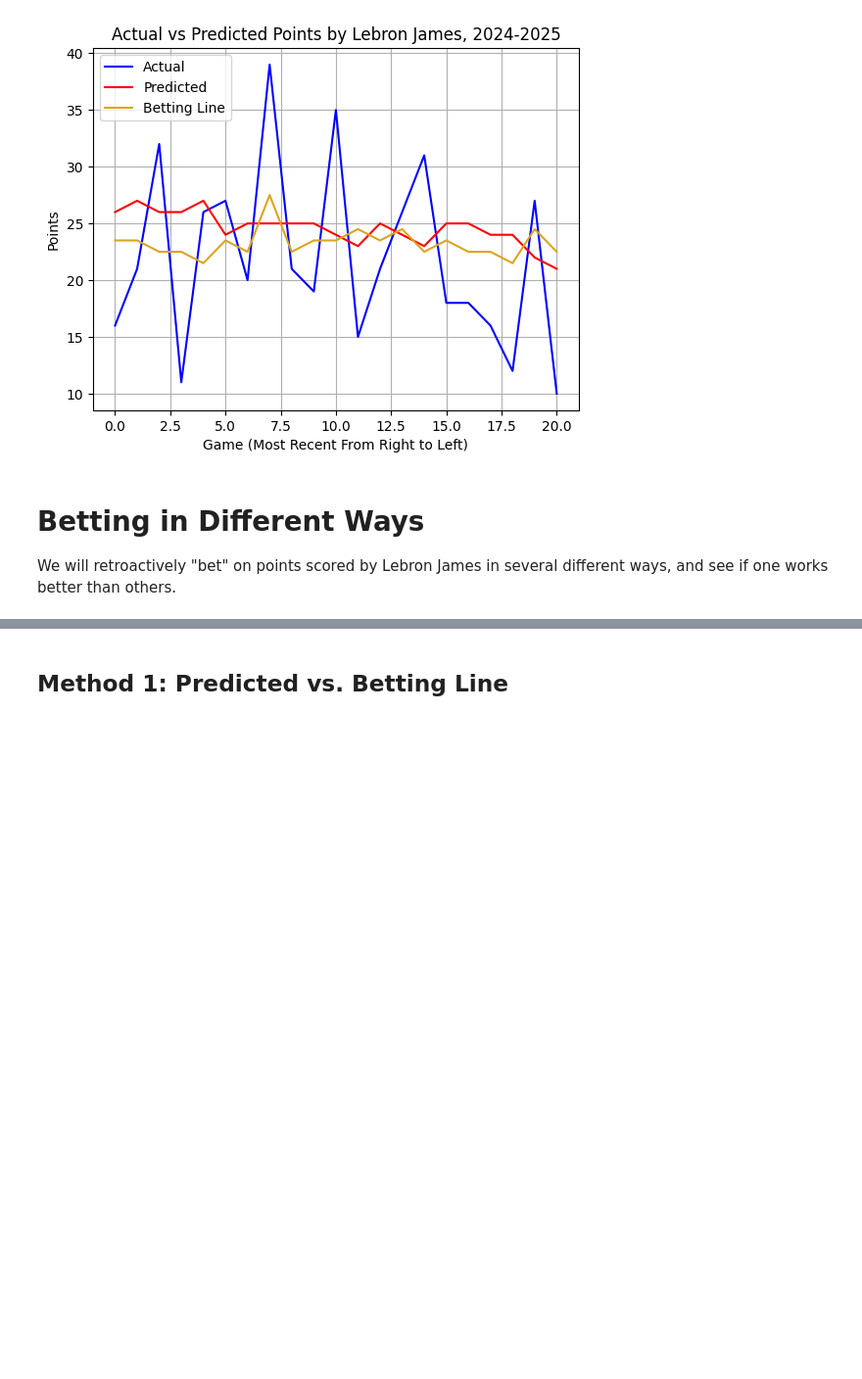
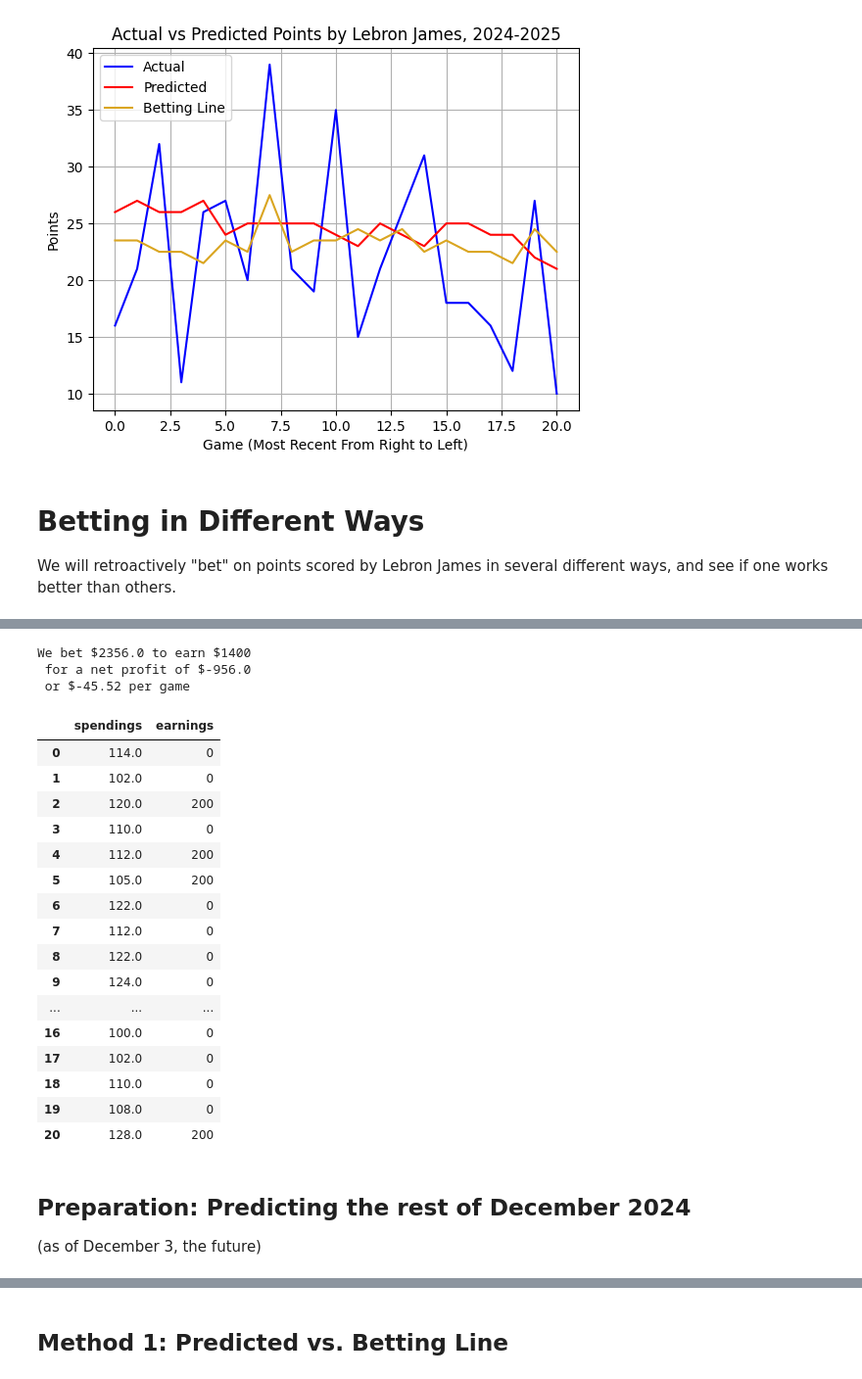
Before and after one commit to jwu04/LSTM-Project, a Jupyter notebook: LSTM.ipynb, the cells around one changed output, grey strips where cells are left out. Shown: that part at 98% size. Drawn from its saved outputs; the diff is of its cells as text; code cells hidden in the pictures; blank space fills up the shorter version.

```diff
--- a/LSTM.ipynb
+++ b/LSTM.ipynb
@@ -442,0 +467,80 @@ We will retroactively "bet" on points scored by Lebron James in several differen
+# %%
+import numpy as np
+
+spendings = []  # Use a list to collect spendings
+earnings = []   # Use a list to collect earnings
+
+for index, row in bettinglinesdf.iterrows():
+    # Assign variables based on columns
+    line = row['Line']
+    over = row['Over']
+    under = row['Under']
+    actual = row['Actual Points']
+    predicted = row['Predicted Points']
+
+    # Betting over
+    if predicted > line:
+        # Positive odds
+        if over > 0:
+            spendings.append(100)
+            if actual > line:
+                earnings.append(100 + over)
+            else:
+                earnings.append(0)  # Add 0 if no earnings
+        # Negative odds
+        elif over < 0:
+            spendings.append(-over)
+            if actual > line:
+                earnings.append(100 + 100)
+            else:
+                earnings.append(0)  # Add 0 if no earnings
+    # Betting under
+    elif predicted < line:
+        if under > 0:
+            spendings.append(100)
+            if actual < line:
+                earnings.append(100 + under)
+            else:
+                earnings.append(0)  # Add 0 if no earnings
+        elif under < 0:
+            spendings.append(-under)
+            if actual < line:
+                earnings.append(100 + 100)
+            else:
+                earnings.append(0)  # Add 0 if no earnings
+
+# Convert lists to NumPy arrays
+spendings = np.array(spendings)
+earnings = np.array(earnings)
+
+# Calculate total spendings and earnings
+total_spendings = spendings.sum()
+total_earnings = earnings.sum()
+
+print(f"We bet ${total_spendings} to earn ${total_earnings} \n for a net profit of ${total_earnings - total_spendings} \n or ${round((total_earnings - total_spendings)/len(spendings), 2)} per game")
+d = {'spendings': spendings, 'earnings': earnings}
+pd.DataFrame(data=d)
+# %% [output]
+We bet $2356.0 to earn $1400
+ for a net profit of $-956.0
+ or $-45.52 per game
+|  | spendings | earnings |
+| 0 | 114.0 | 0 |
+| 1 | 102.0 | 0 |
+| 2 | 120.0 | 200 |
+| 3 | 110.0 | 0 |
+| 4 | 112.0 | 200 |
+| 5 | 105.0 | 200 |
+| 6 | 122.0 | 0 |
+| 7 | 112.0 | 0 |
+| 8 | 122.0 | 0 |
+| 9 | 124.0 | 0 |
+| ... | ... | ... |
+| 16 | 100.0 | 0 |
+| 17 | 102.0 | 0 |
+| 18 | 110.0 | 0 |
+| 19 | 108.0 | 0 |
+| 20 | 128.0 | 200 |
+# %% [markdown]
+## Preparation: Predicting the rest of December 2024
+(as of December 3, the future)
```
Also changed, not shown: parts of 4 cells of this notebook.
